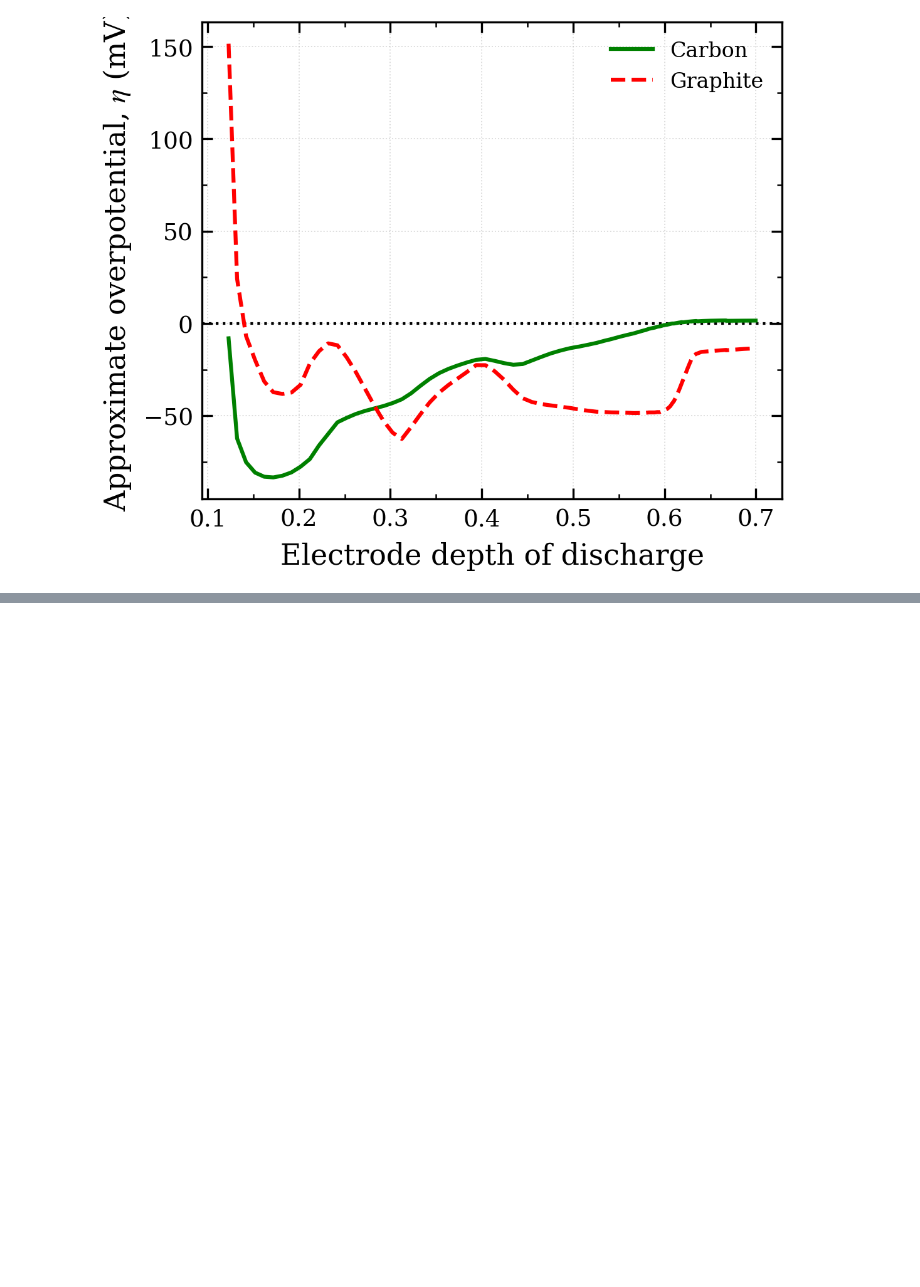
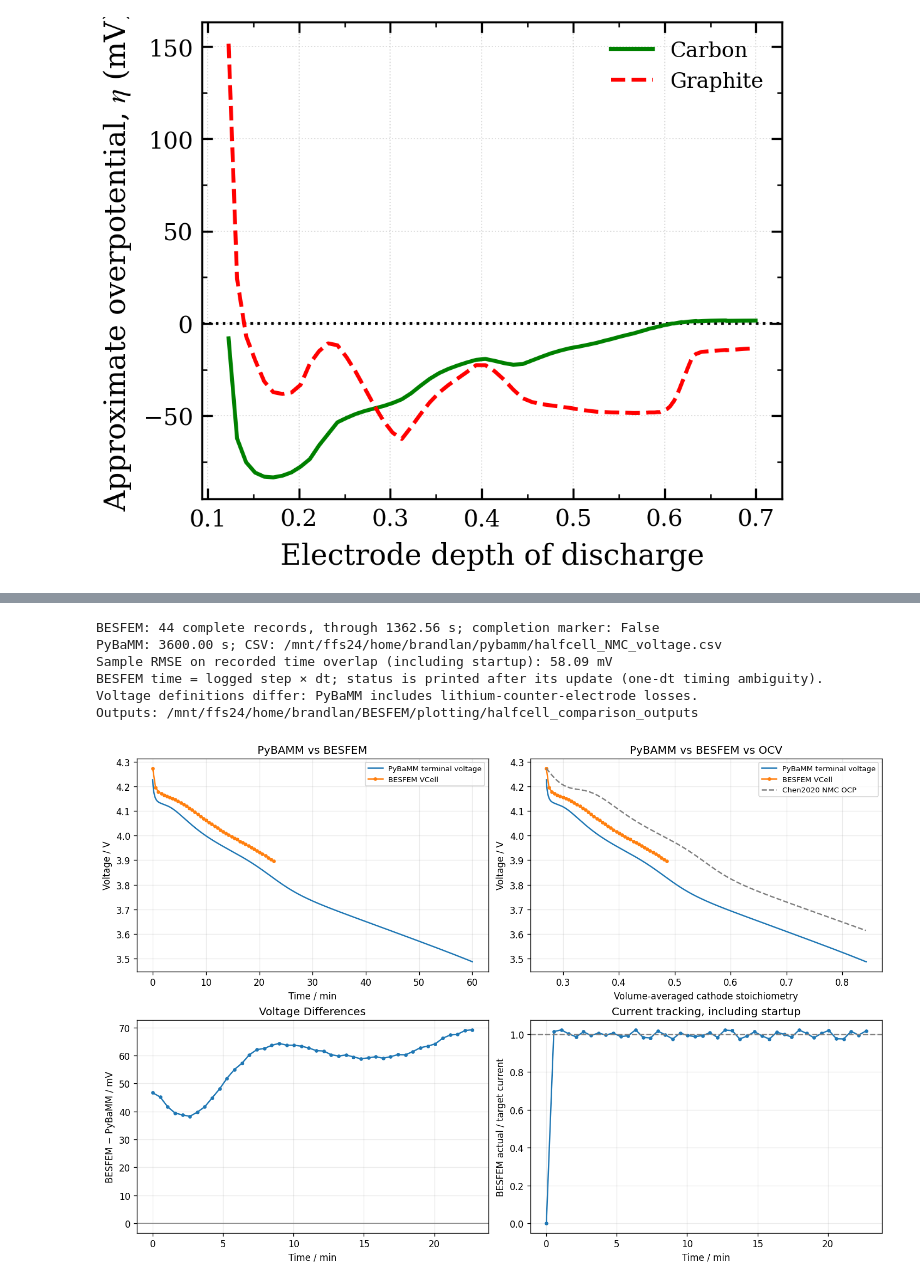
Before and after one commit to HCY-Group/BESFEM, a Jupyter notebook: plotting/OCV_CellVoltage.ipynb, the cells around one changed output, grey strips where cells are left out. Saved outputs shown, nothing was run; the diff lists cells and outputs as text; code cells hidden in the pictures; blank space fills up the shorter version.

```diff
--- a/plotting/OCV_CellVoltage.ipynb
+++ b/plotting/OCV_CellVoltage.ipynb
@@ -1347,0 +1357,18 @@ Points found: 229
+# %%
+from pathlib import Path
+import runpy
+import matplotlib.pyplot as plt
+
+roots = [Path.cwd(), *Path.cwd().parents]
+workspace = next(p for p in roots if (p / "BESFEM/plotting/compare_pybamm_halfcell.py").exists())
+helpers = runpy.run_path(str(workspace / "BESFEM/plotting/compare_pybamm_halfcell.py"))
+comparison_fig, besfem_data, pybamm_data, voltage_difference = helpers["compare"]()
+plt.show()
+# %% [output]
+BESFEM: 44 complete records, through 1362.56 s; completion marker: False
+PyBaMM: 3600.00 s; CSV: /mnt/ffs24/home/brandlan/pybamm/halfcell_NMC_voltage.csv
+Sample RMSE on recorded time overlap (including startup): 58.09 mV
+BESFEM time = logged step × dt; status is printed after its update (one-dt timing ambiguity).
+Voltage definitions differ: PyBaMM includes lithium-counter-electrode losses.
+Outputs: /mnt/ffs24/home/brandlan/BESFEM/plotting/halfcell_comparison_outputs
+[figure, added]
```
Also changed, not shown: parts of 3 cells of this notebook, 7 other files.
